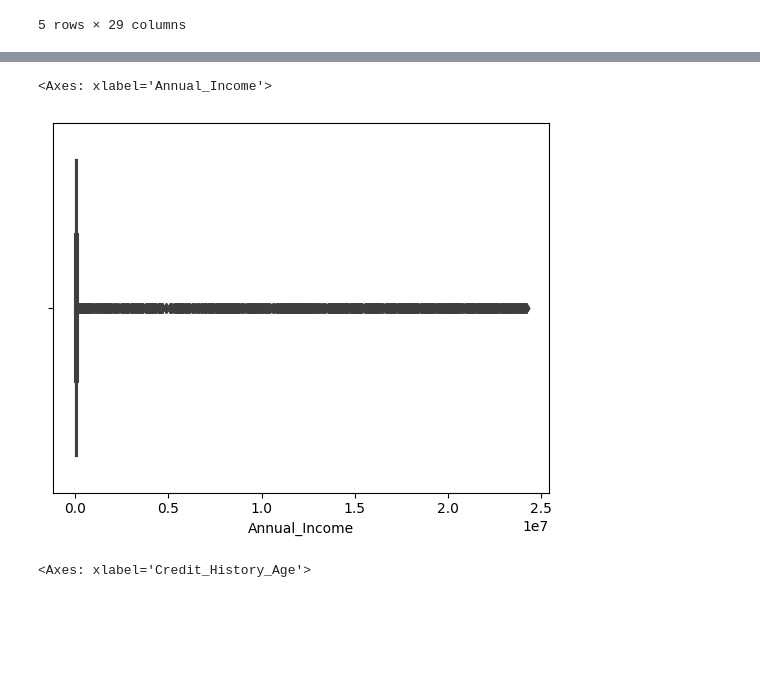
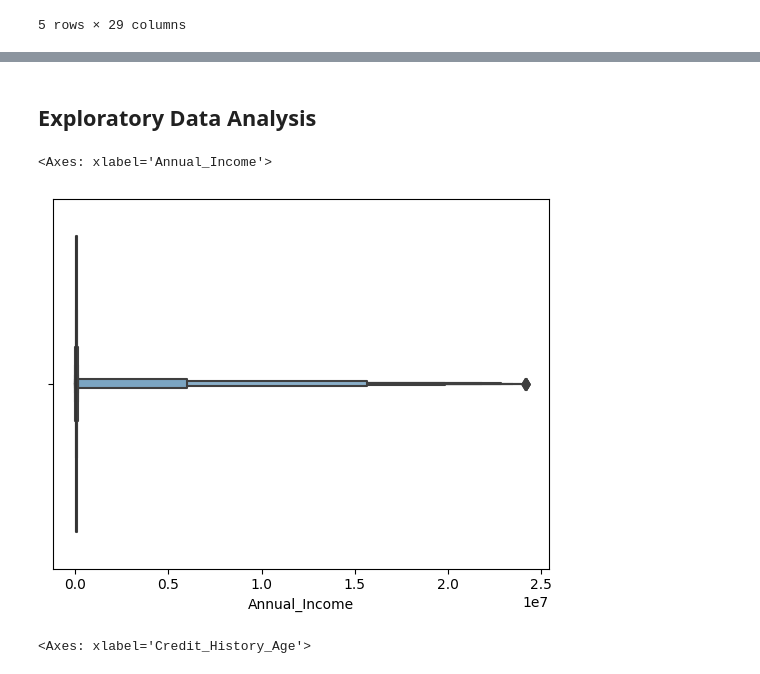
Before and after one commit to tanvimathur11/DDA, a Jupyter notebook: DDA_cleaning-Rough.ipynb, the cells around one changed output, grey strips where cells are left out. Drawn from its saved outputs; the diff is of its cells as text; code cells hidden in the pictures; blank space fills up the shorter version.

```diff
--- a/DDA_cleaning-Rough.ipynb
+++ b/DDA_cleaning-Rough.ipynb
@@ -1101,0 +1123,15 @@ final_dataset_encoded_2.head()
+# %%
+#Replacing Num_of_Delayed_payment grater than 28 with nan
+final_dataset_encoded_2.loc[final_dataset_encoded_2['Num_of_Delayed_Payment'] > 28, 'Num_of_Delayed_Payment'] = np.nan
+# %%
+# Calculate the median Num_of_Delayed_Payment by customer using groupby and summarize
+median_Num_of_Delayed_Payment_customer = final_dataset_encoded_2.groupby('Customer_ID').agg(median_Num_of_Delayed_Payment=('Num_of_Delayed_Payment', 'median'))
+
+# Join the median Num_of_Delayed_Payment column to the dataset
+final_dataset_encoded_2 = pd.merge(final_dataset_encoded_2, median_Num_of_Delayed_Payment_customer, on='Customer_ID', how='left')
+
+# Replace rows with a value of 0 in Num_of_Delayed_Payment column with median credit history age
+final_dataset_encoded_2['Num_of_Delayed_Payment'].fillna(final_dataset_encoded_2['median_Num_of_Delayed_Payment'], inplace=True)
+
+# Drop the median Num_of_Delayed_Payment column
+final_dataset_encoded_2.drop('median_Num_of_Delayed_Payment', axis=1, inplace=True)
@@ -1102,8 +1158,10 @@ final_dataset_encoded_2.head()
+# %% [markdown]
+## Exploratory Data Analysis
 # %%
-sns.boxplot(x=final_dataset_encoded_2['Annual_Income'])
+sns.boxenplot(x=final_dataset_encoded_2['Annual_Income'])
 # %% [output]
 <Axes: xlabel='Annual_Income'>
-[figure, old version]
+[figure, new version]
 # %%
 sns.boxplot(x=final_dataset_encoded_2['Credit_History_Age'])
 # %% [output]
```
Also changed, not shown: parts of 34 cells of this notebook.
